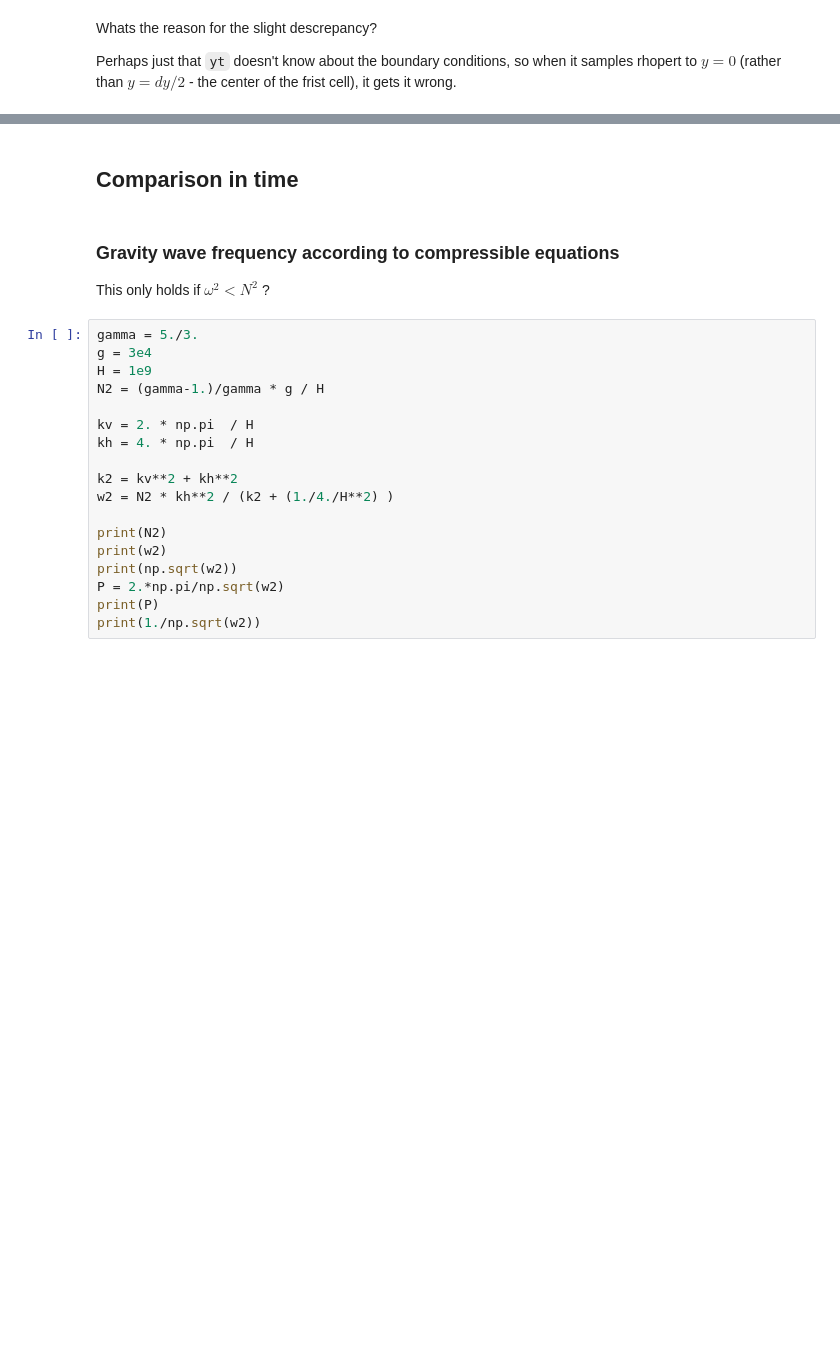
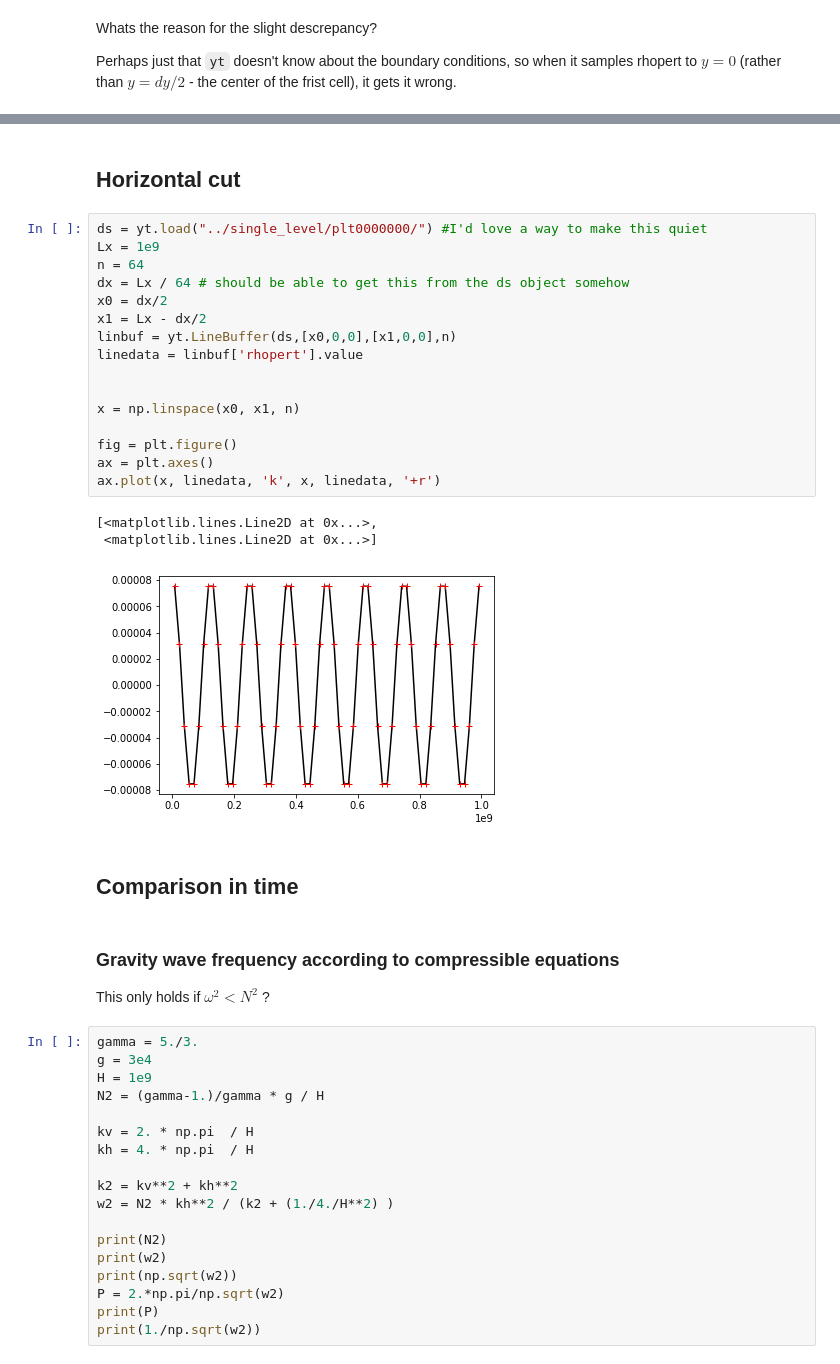
Before and after one commit to JOThurgood/MAESTROeX, a Jupyter notebook: Exec/TEST_PROBLEMS/lgw/analysis/analyticalComparison.ipynb, the cells around one changed output, grey strips where cells are left out. Saved outputs shown, nothing was run; the diff lists cells and outputs as text; blank space fills up the shorter version.

```diff
--- a/Exec/TEST_PROBLEMS/lgw/analysis/analyticalComparison.ipynb
+++ b/Exec/TEST_PROBLEMS/lgw/analysis/analyticalComparison.ipynb
@@ -63,3 +75,25 @@ print(rho1.max(), rho1.min())
+# %% [markdown]
+## Horizontal cut
+# %%
+ds = yt.load("../single_level/plt0000000/") #I'd love a way to make this quiet
+Lx = 1e9
+n = 64
+dx = Lx / 64 # should be able to get this from the ds object somehow
+x0 = dx/2
+x1 = Lx - dx/2
+linbuf = yt.LineBuffer(ds,[x0,0,0],[x1,0,0],n)
+linedata = linbuf['rhopert'].value
+
+
+x = np.linspace(x0, x1, n)
+
+fig = plt.figure()
+ax = plt.axes()
+ax.plot(x, linedata, 'k', x, linedata, '+r')
+# %% [output]
+[<matplotlib.lines.Line2D at 0x...>,
+ <matplotlib.lines.Line2D at 0x...>]
+[figure, added]
 # %% [markdown]
 ## Comparison in time
 # %% [markdown]
```
Also changed, not shown: parts of 10 cells of this notebook.
